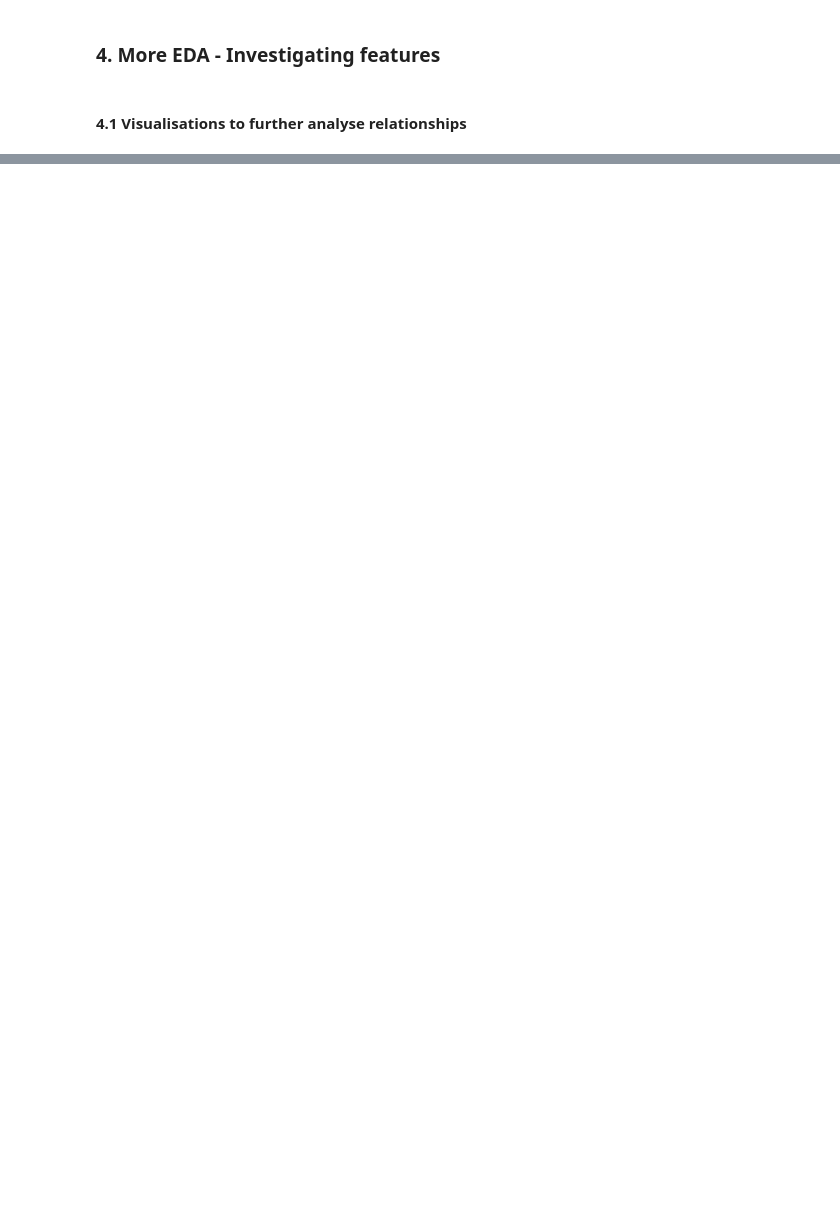
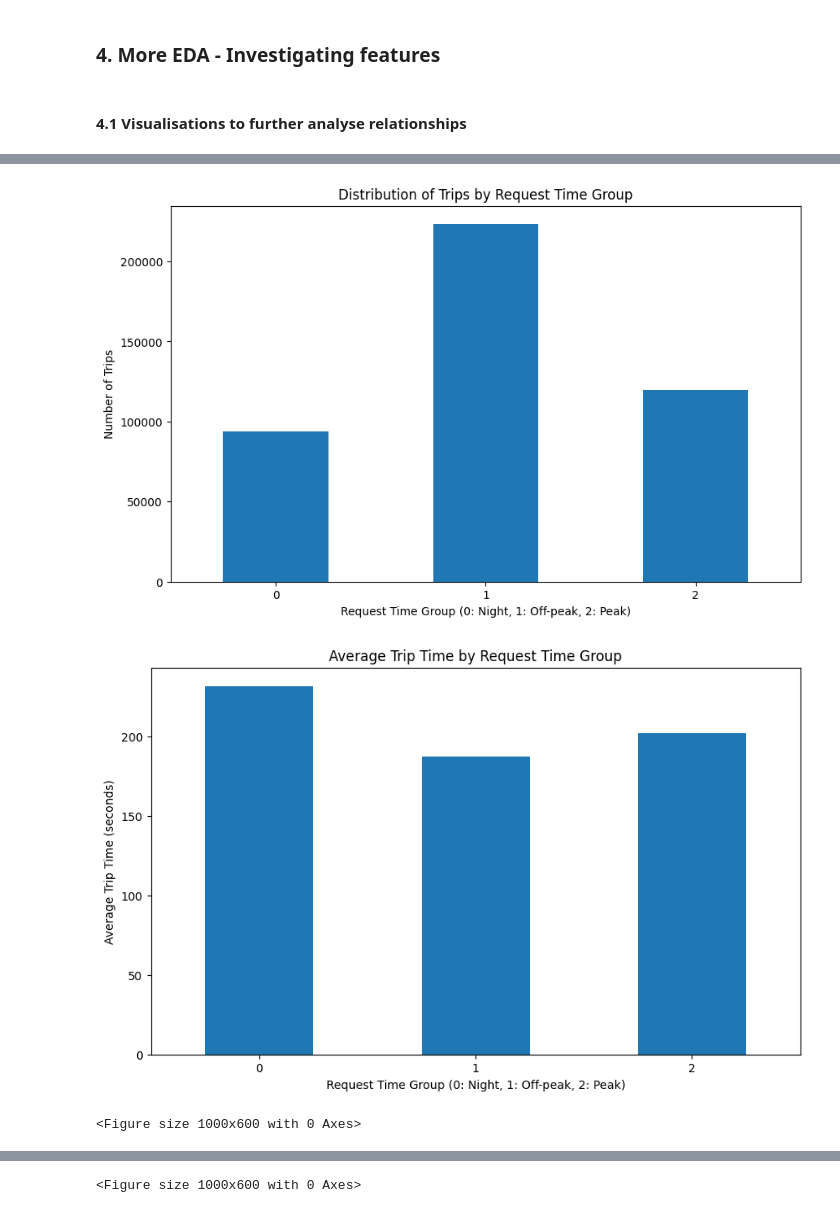
Before and after one commit to chikeorah/NYC-TLC-Trips, a Jupyter notebook: group.ipynb, the cells around one changed output, grey strips where cells are left out. Cells and saved outputs as stored; diff of their text form; code cells hidden in the pictures; blank space fills up the shorter version.

```diff
--- a/group.ipynb
+++ b/group.ipynb
@@ -871,0 +865,75 @@ plt.show()
+# %%
+# Function to analyze request_time_group
+def analyze_request_time_group(df):
+    # 1. Distribution of trips by request_time_group
+    plt.figure(figsize=(10, 6))
+    trips['request_time_group'].value_counts().sort_index().plot(kind='bar')
+    plt.title('Distribution of Trips by Request Time Group')
+    plt.xlabel('Request Time Group (0: Night, 1: Off-peak, 2: Peak)')
+    plt.ylabel('Number of Trips')
+    plt.xticks(rotation=0)
+    plt.show()
+
+    # 2. Average trip time by request_time_group
+    avg_trip_time = trips.groupby('request_time_group')['total_trip_time'].mean()
+    plt.figure(figsize=(10, 6))
+    avg_trip_time.plot(kind='bar')
+    plt.title('Average Trip Time by Request Time Group')
+    plt.xlabel('Request Time Group (0: Night, 1: Off-peak, 2: Peak)')
+    plt.ylabel('Average Trip Time (seconds)')
+    plt.xticks(rotation=0)
+    plt.show()
+
+    # 3. Relationship between request_time_group and is_holiday
+    holiday_time_group = pd.crosstab(trips['request_time_group'], df['is_holiday'], normalize='index')
+    plt.figure(figsize=(10, 6))
+    holiday_time_group.plot(kind='bar', stacked=True)
+    plt.title('Proportion of Holidays by Request Time Group')
+    plt.xlabel('Request Time Group (0: Night, 1: Off-peak, 2: Peak)')
+    plt.ylabel('Proportion')
+    plt.legend(['Non-Holiday', 'Holiday'])
+    plt.xticks(rotation=0)
+    plt.show()
+
+    # 4. Average trip time by request_time_group and is_holiday
+    avg_trip_time_holiday = trips.groupby(['request_time_group', 'is_holiday'])['total_trip_time'].mean().unstack()
+    plt.figure(figsize=(10, 6))
+    avg_trip_time_holiday.plot(kind='bar', width=0.8)
+    plt.title('Average Trip Time by Request Time Group and Holiday Status')
+    plt.xlabel('Request Time Group (0: Night, 1: Off-peak, 2: Peak)')
+    plt.ylabel('Average Trip Time (seconds)')
+    plt.legend(['Non-Holiday', 'Holiday'])
+    plt.xticks(rotation=0)
+    plt.show()
+
+    # 5. Heatmap of average trip time by request_time_group and day of week
+    pivot = df.pivot_table(values='total_trip_time', index='request_time_group', columns='week_day', aggfunc='mean')
+    plt.figure(figsize=(12, 8))
+    sns.heatmap(pivot, annot=True, fmt='.0f', cmap='YlOrRd')
+    plt.title('Average Trip Time by Request Time Group and Day of Week')
+    plt.xlabel('Day of Week (0: Monday, 6: Sunday)')
+    plt.ylabel('Request Time Group (0: Night, 1: Off-peak, 2: Peak)')
+    plt.show()
+
+    # 6. Box plot of trip times by request_time_group
+    plt.figure(figsize=(12, 6))
+    sns.boxplot(x='request_time_group', y='total_trip_time', data=trips)
+    plt.title('Distribution of Trip Times by Request Time Group')
+    plt.xlabel('Request Time Group (0: Night, 1: Off-peak, 2: Peak)')
+    plt.ylabel('Trip Time (seconds)')
+    plt.show()
+
+# Run the analysis
+analyze_request_time_group(trips)
+
+# Print some summary statistics
+print(trips.groupby('request_time_group')['total_trip_time'].describe())
+
+# Calculate the percentage of trips in each request_time_group
+time_group_percentages = trips['request_time_group'].value_counts(normalize=True) * 100
+print("\nPercentage of trips in each request_time_group:")
+print(time_group_percentages)
+# %% [output]
+[figure, added]
+[figure, added]
+<Figure size 1000x600 with 0 Axes>
@@ -871,0 +941 @@ plt.show()
+<Figure size 1000x600 with 0 Axes>
```
Also changed, not shown: parts of 28 cells of this notebook, 1 other file.
